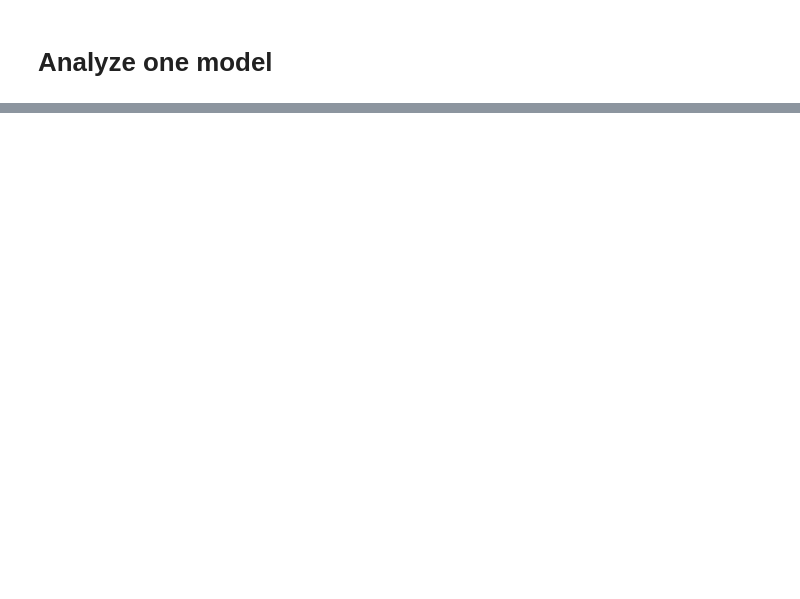
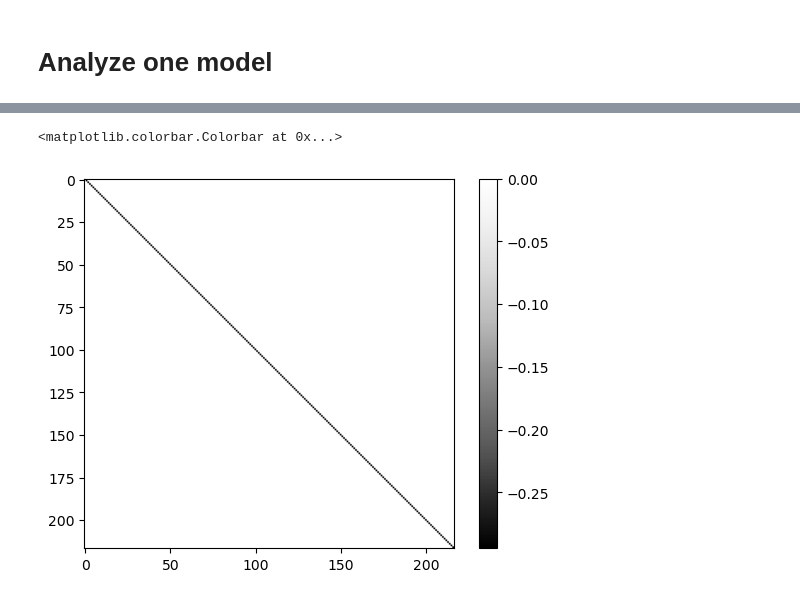
Before and after one commit to saalfeldlab/NeuralGraph, a Jupyter notebook: src/LatentEvolution/latent_space.ipynb, the cells around one changed output, grey strips where cells are left out. Drawn from its saved outputs; the diff is of its cells as text; code cells hidden in the pictures; blank space fills up the shorter version.

```diff
--- a/src/LatentEvolution/latent_space.ipynb
+++ b/src/LatentEvolution/latent_space.ipynb
@@ -304,0 +287,7 @@ plt.plot(bins, den / den.sum())
+# %%
+
+wt = torch.load(f"{sim_dir}/weights.pt", map_location="cpu").numpy()
+edge_index = torch.load(f"{sim_dir}/edge_index.pt", map_location="cpu").numpy()
+voltage_rest = torch.load(f"{sim_dir}/V_i_rest.pt", map_location="cpu").numpy()
+taus = torch.load(f"{sim_dir}/taus.pt", map_location="cpu").numpy()
+wmat = scipy.sparse.csc_matrix((wt, (edge_index[0], edge_index[1])))
@@ -304,0 +333,6 @@ plt.plot(bins, den / den.sum())
+# %%
+plt.imshow(wmat[217:217+217, 1736:1736 + 217].todense(), cmap="Greys_r")
+plt.colorbar()
+# %% [output]
+<matplotlib.colorbar.Colorbar at 0x...>
+[figure, added]
```
Also changed, not shown: parts of 28 cells of this notebook, 3 other files.
